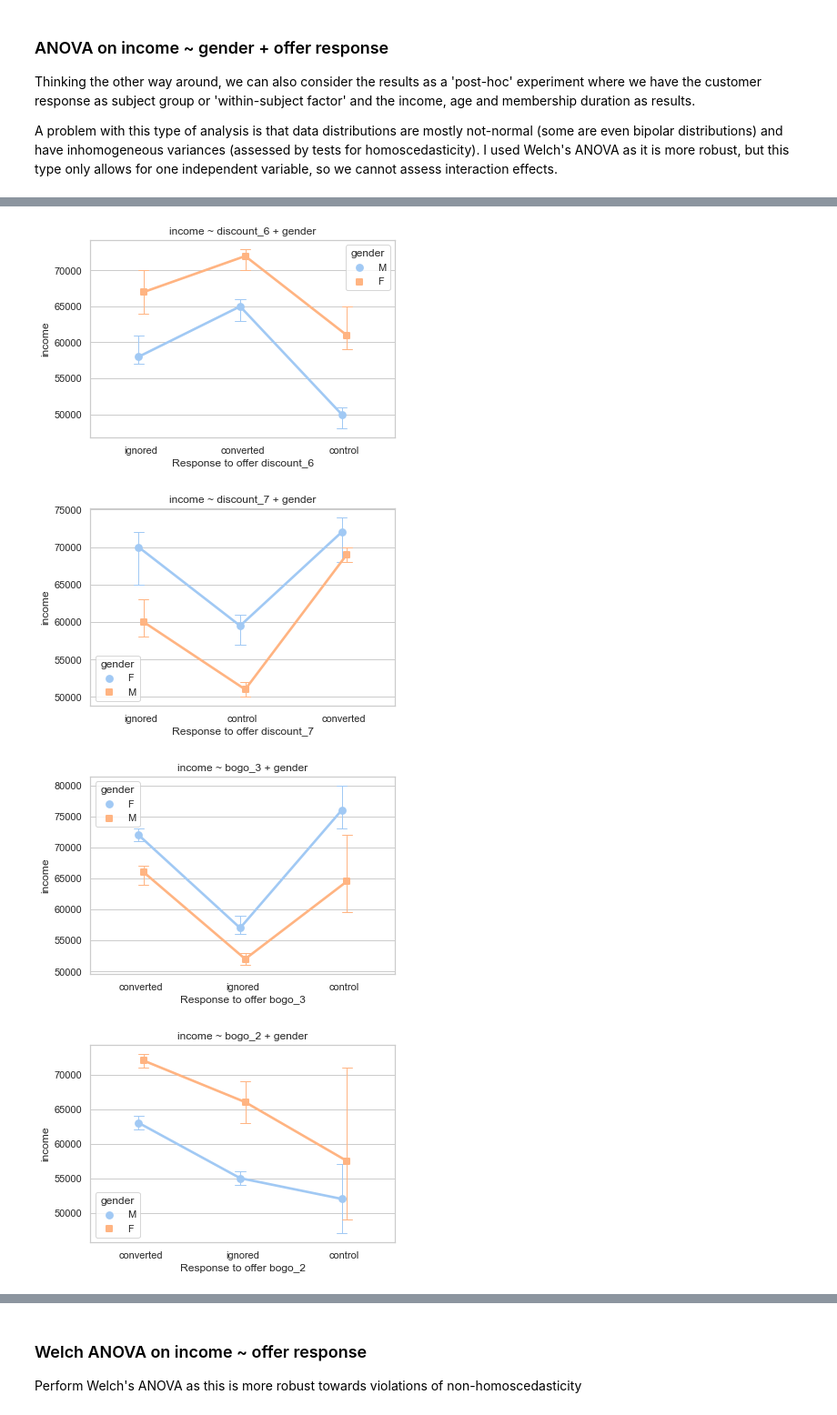
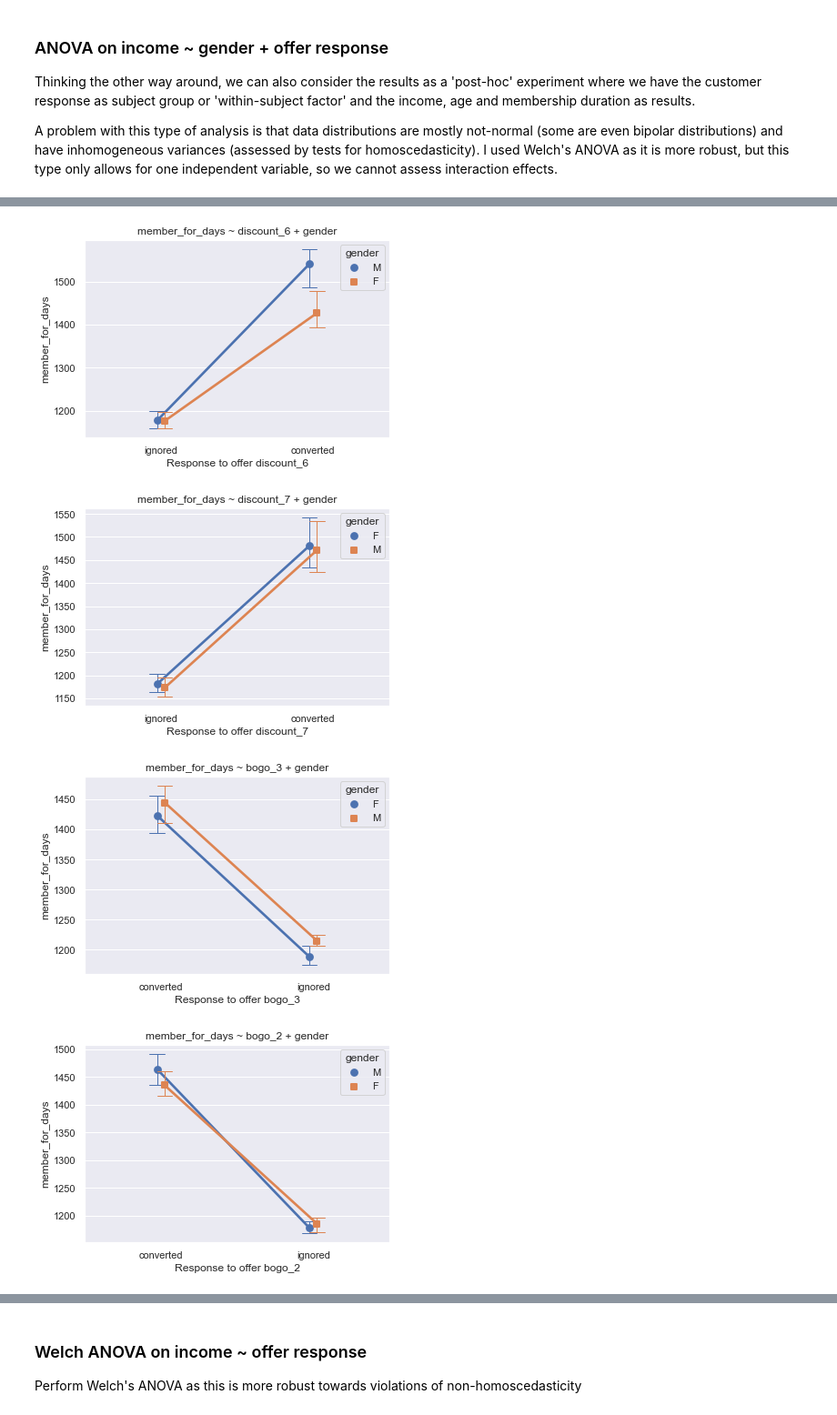
Before and after one commit to Mlleallemand/Capstone, a Jupyter notebook: Starbucks_Capstone_notebook.ipynb, the cells around one changed output, grey strips where cells are left out. Shown at 91% size. Saved outputs shown, nothing was run; the diff lists cells and outputs as text; code cells hidden in the pictures.

```diff
--- a/Starbucks_Capstone_notebook.ipynb
+++ b/Starbucks_Capstone_notebook.ipynb
@@ -801,6 +812,7 @@ df = profile.copy()
 
 # drop "Others" gender category, otherwise group sizes are very unequal
 df = df.loc[df.gender.isin(['M', 'F']), :]
+
 
 # offers to test (response to the offer are independent variables)
 # responses considered are only success, ignore and control
@@ -815,17 +827,21 @@ aov_res = pd.DataFrame()
 # Choose which metric should be predicted: income or membership duration
 # --------------------------------------------------------------------------#
 to_predict = 'member_for_days'
-to_predict = 'income'
+#to_predict = 'income'
 
 for offer in offers:
-    res = pingouin.homoscedasticity(df, dv = to_predict, group = offer,
+
+    # drop 'control' responses
+    df2 = df.loc[df[offer].isin(['succ', 'ign']), :]
+
+    res = pingouin.homoscedasticity(df2, dv = to_predict, group = offer,
                                     method = 'bartlett')
 
     if ~res.equal_var.values[0]:
         print('Attention: Variances for dv {} and iv {} are not equal'.format(
             to_predict, offer))
 
-    aov, ph = calculate_anova(df, offer, to_predict, ['gender'])
+    aov, ph = calculate_anova(df2, offer, to_predict, ['gender'])
     post_hoc.update(ph)
 
     # for the main factor "offer", append results to dataframe object
@@ -879,5 +893,5 @@ aov_res.style.format(format_dict,
 # %%
-dv = 'income'
+dv = to_predict
 make_anova_plot(df, dv, aov_res, ph_df)
 # %% [output]
 Independent Variables: bogo_1 and gender
@@ -893,4 +907,4 @@ Independent Variables: discount_8 and gender
-[figure, old version]
+[figure, new version]
-[figure, old version]
+[figure, new version]
-[figure, old version]
+[figure, new version]
-[figure, old version]
+[figure, new version]
```
Also changed, not shown: parts of 12 cells of this notebook, 52 other files.
